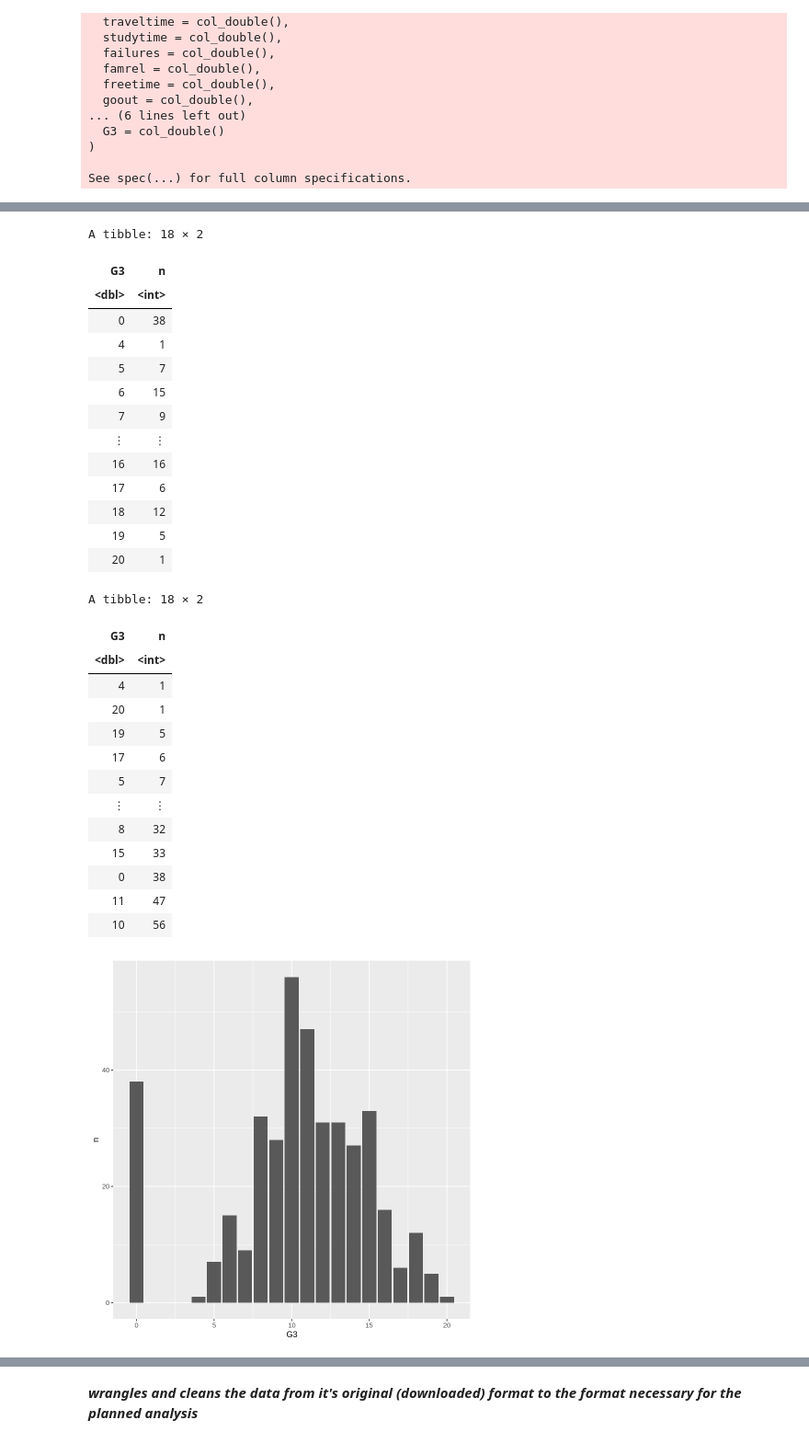
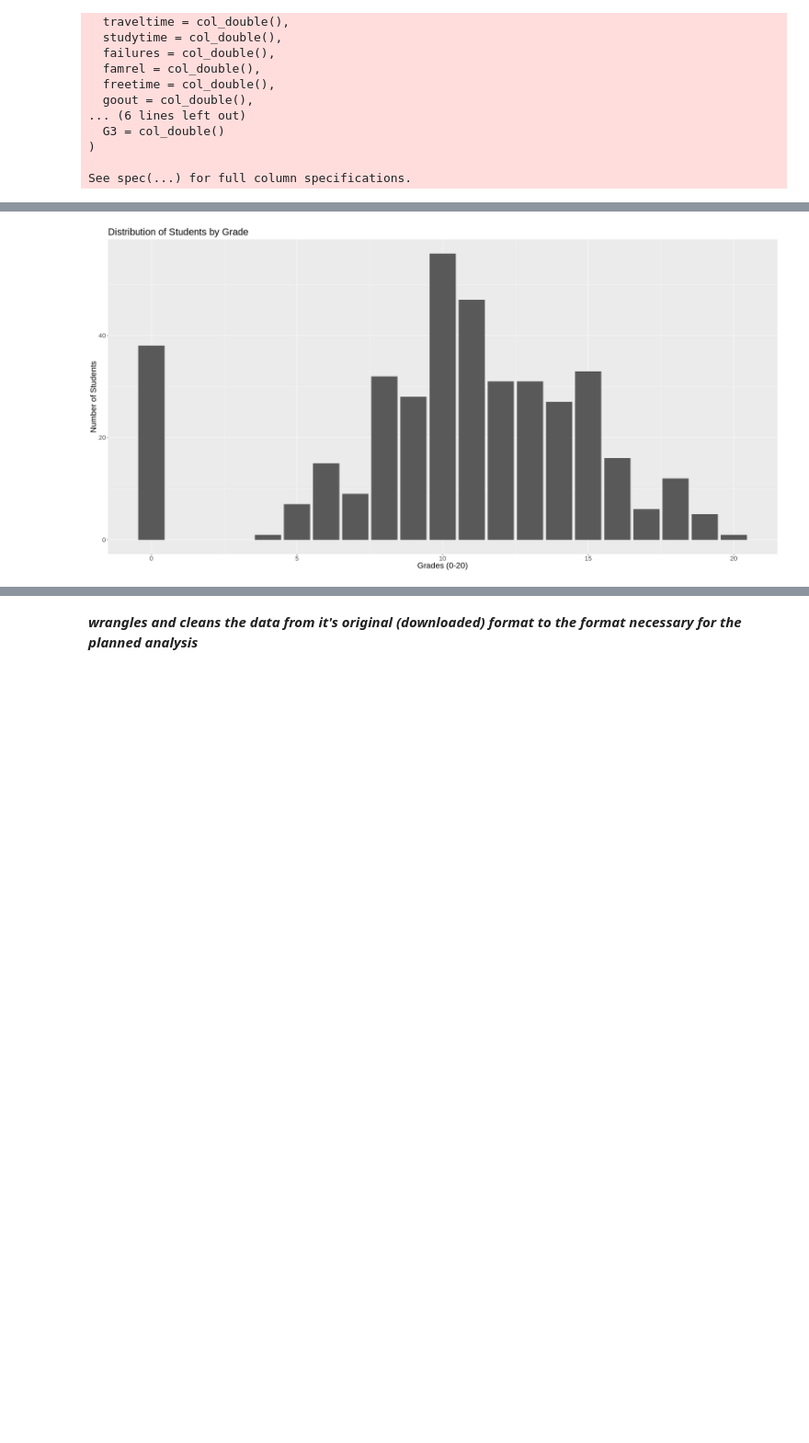
Before and after one commit to edsters78/DSCI100_Project, a Jupyter notebook: project.ipynb, the cells around one changed output, grey strips where cells are left out. Shown at 92% size. Cells and saved outputs as stored; diff of their text form; code cells hidden in the pictures; blank space fills up the shorter version.

Commit message:
table/figure numbers and legends

```diff
--- a/project.ipynb
+++ b/project.ipynb
@@ -76,43 +76,18 @@ See spec(...) for full column specifications.
 # %%
 student_G3_count <- student_data %>%
     group_by(G3) %>%
     summarise(n = n())
-student_G3_count
+# student_G3_count
 
 
 student_G3_count_plot <- ggplot(student_G3_count, aes(x = G3, y = n)) +
-    geom_bar(stat = "identity")
+    geom_bar(stat = "identity") +
+    labs(x = "Grades (0-20)", y = "Number of Students") +
+    ggtitle("Distribution of Students by Grade") +
+    theme(text = element_text(size = 20))
 student_G3_count_plot
 
-student_G3_count %>% arrange(n)
+# student_G3_count %>% arrange(n)
 # %% [output]
 `summarise()` ungrouping output (override with `.groups` argument)
-A tibble: 18 × 2
-| G3 | n |
-| <dbl> | <int> |
-| 0 | 38 |
-| 4 | 1 |
-| 5 | 7 |
-| 6 | 15 |
-| 7 | 9 |
-| ⋮ | ⋮ |
-| 16 | 16 |
-| 17 | 6 |
-| 18 | 12 |
-| 19 | 5 |
-| 20 | 1 |
-A tibble: 18 × 2
-| G3 | n |
-| <dbl> | <int> |
-| 4 | 1 |
-| 20 | 1 |
-| 19 | 5 |
-| 17 | 6 |
-| 5 | 7 |
-| ⋮ | ⋮ |
-| 8 | 32 |
-| 15 | 33 |
-| 0 | 38 |
-| 11 | 47 |
-| 10 | 56 |
-[figure, old version]
+[figure, new version]
```
Also changed, not shown: parts of 35 cells of this notebook.
